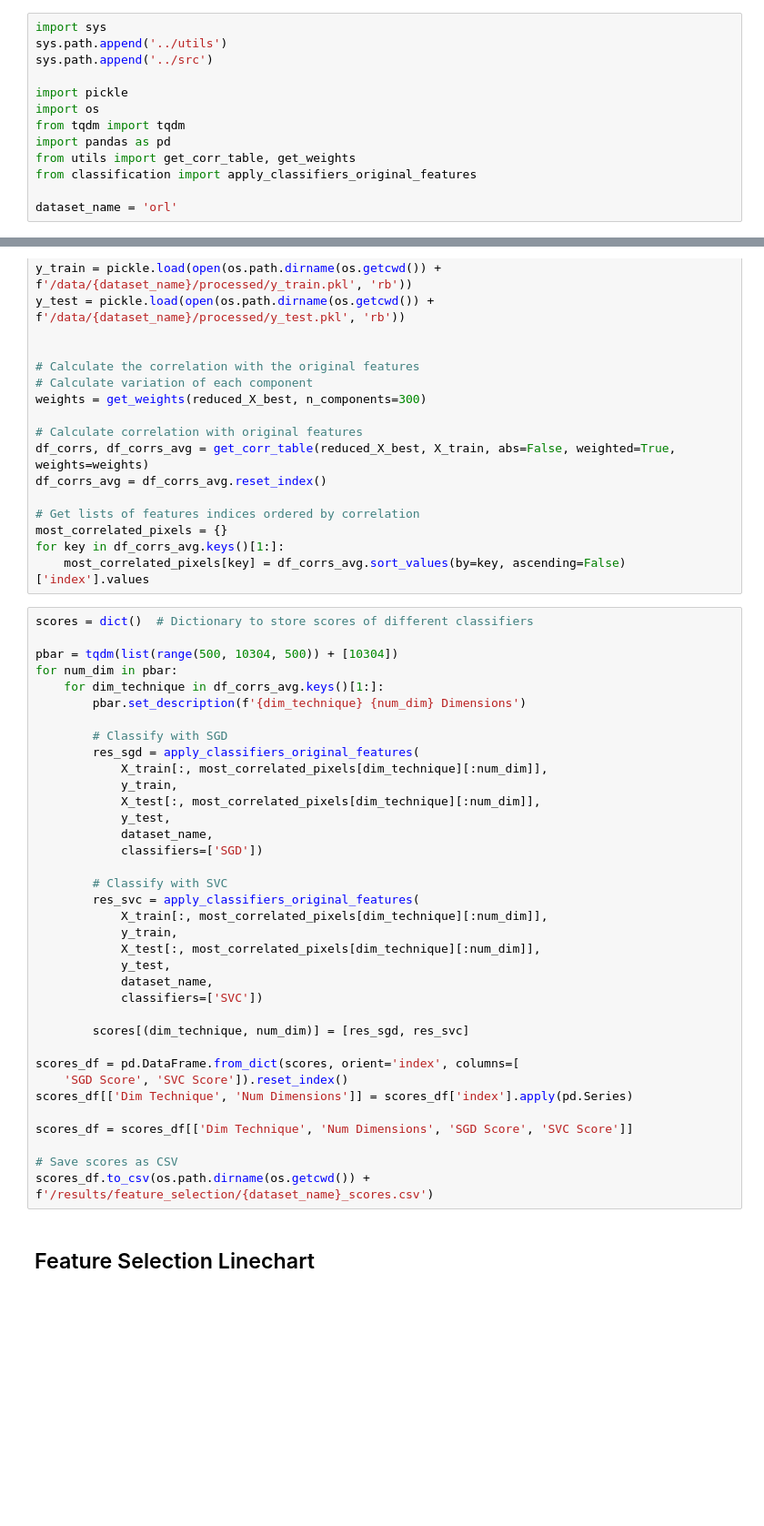
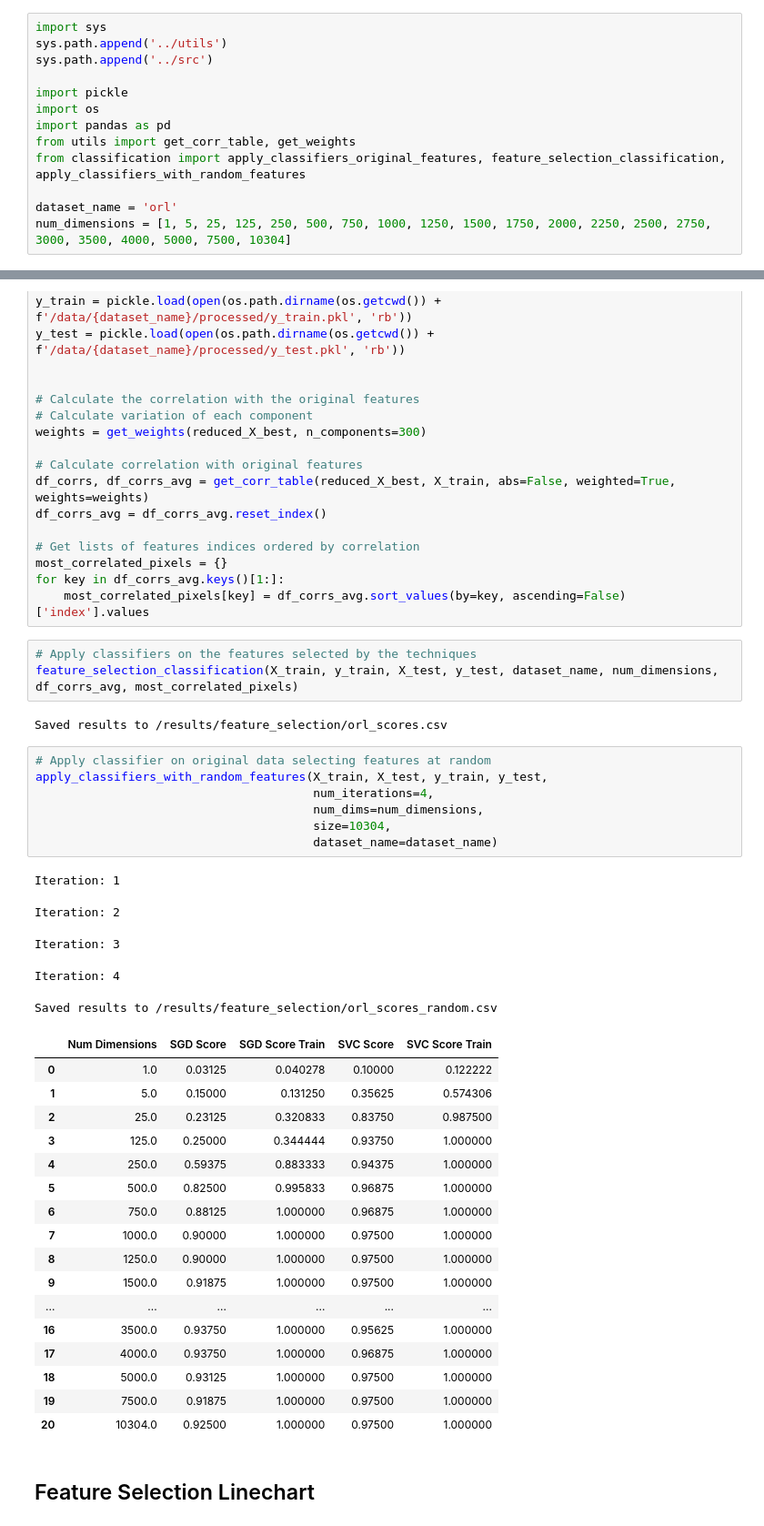
Before and after one commit to miguelangel43/xai-dimensionality-reduction-paper, a Jupyter notebook: notebooks/02.4-orl_feature_selection.ipynb, the cells around one changed output, grey strips where cells are left out. Shown at 91% size. Drawn from its saved outputs; the diff is of its cells as text; blank space fills up the shorter version.

Commit message:
Update feature selection notebooks

```diff
--- a/notebooks/02.4-orl_feature_selection.ipynb
+++ b/notebooks/02.4-orl_feature_selection.ipynb
@@ -5,12 +5,12 @@ sys.path.append('../src')
 
 import pickle
 import os
-from tqdm import tqdm
 import pandas as pd
 from utils import get_corr_table, get_weights
-from classification import apply_classifiers_original_features
+from classification import apply_classifiers_original_features, feature_selection_classification, apply_classifiers_with_random_features
 
 dataset_name = 'orl'
+num_dimensions = [1, 5, 25, 125, 250, 500, 750, 1000, 1250, 1500, 1750, 2000, 2250, 2500, 2750, 3000, 3500, 4000, 5000, 7500, 10304]
 # %%
 # Read the best parameters configuration for each of the dimensionality reduction techniques
 reduced_X_best = pickle.load(open(os.path.dirname(os.getcwd()) + f'/data/{dataset_name}/reduced/reduced_X_best.pkl', 'rb'))
@@ -34,41 +34,40 @@ df_corrs_avg = df_corrs_avg.reset_index()
 most_correlated_pixels = {}
 for key in df_corrs_avg.keys()[1:]:
     most_correlated_pixels[key] = df_corrs_avg.sort_values(by=key, ascending=False)['index'].values
-# %%
-scores = dict()  # Dictionary to store scores of different classifiers
-
-pbar = tqdm(list(range(500, 10304, 500)) + [10304])
-for num_dim in pbar:
-    for dim_technique in df_corrs_avg.keys()[1:]:
-        pbar.set_description(f'{dim_technique} {num_dim} Dimensions')
-
-        # Classify with SGD
-        res_sgd = apply_classifiers_original_features(
-            X_train[:, most_correlated_pixels[dim_technique][:num_dim]],
-            y_train,
-            X_test[:, most_correlated_pixels[dim_technique][:num_dim]],
-            y_test,
-            dataset_name,
-            classifiers=['SGD'])
-
-        # Classify with SVC
-        res_svc = apply_classifiers_original_features(
-            X_train[:, most_correlated_pixels[dim_technique][:num_dim]],
-            y_train,
-            X_test[:, most_correlated_pixels[dim_technique][:num_dim]],
-            y_test,
-            dataset_name,
-            classifiers=['SVC'])
-
-        scores[(dim_technique, num_dim)] = [res_sgd, res_svc]
-
-scores_df = pd.DataFrame.from_dict(scores, orient='index', columns=[
-    'SGD Score', 'SVC Score']).reset_index()
-scores_df[['Dim Technique', 'Num Dimensions']] = scores_df['index'].apply(pd.Series)
-
-scores_df = scores_df[['Dim Technique', 'Num Dimensions', 'SGD Score', 'SVC Score']]
-
-# Save scores as CSV
-scores_df.to_csv(os.path.dirname(os.getcwd()) + f'/results/feature_selection/{dataset_name}_scores.csv')
+# %%
+# Apply classifiers on the features selected by the techniques
+feature_selection_classification(X_train, y_train, X_test, y_test, dataset_name, num_dimensions, df_corrs_avg, most_correlated_pixels)
+# %% [output]
+Saved results to /results/feature_selection/orl_scores.csv
+# %%
+# Apply classifier on original data selecting features at random
+apply_classifiers_with_random_features(X_train, X_test, y_train, y_test,
+                                       num_iterations=4,
+                                       num_dims=num_dimensions,
+                                       size=10304,
+                                       dataset_name=dataset_name)
+# %% [output]
+Iteration: 1
+Iteration: 2
+Iteration: 3
+Iteration: 4
+Saved results to /results/feature_selection/orl_scores_random.csv
+|  | Num Dimensions | SGD Score | SGD Score Train | SVC Score | SVC Score Train |
+| 0 | 1.0 | 0.03125 | 0.040278 | 0.10000 | 0.122222 |
+| 1 | 5.0 | 0.15000 | 0.131250 | 0.35625 | 0.574306 |
+| 2 | 25.0 | 0.23125 | 0.320833 | 0.83750 | 0.987500 |
+| 3 | 125.0 | 0.25000 | 0.344444 | 0.93750 | 1.000000 |
+| 4 | 250.0 | 0.59375 | 0.883333 | 0.94375 | 1.000000 |
+| 5 | 500.0 | 0.82500 | 0.995833 | 0.96875 | 1.000000 |
+| 6 | 750.0 | 0.88125 | 1.000000 | 0.96875 | 1.000000 |
+| 7 | 1000.0 | 0.90000 | 1.000000 | 0.97500 | 1.000000 |
+| 8 | 1250.0 | 0.90000 | 1.000000 | 0.97500 | 1.000000 |
+| 9 | 1500.0 | 0.91875 | 1.000000 | 0.97500 | 1.000000 |
+| ... | ... | ... | ... | ... | ... |
+| 16 | 3500.0 | 0.93750 | 1.000000 | 0.95625 | 1.000000 |
+| 17 | 4000.0 | 0.93750 | 1.000000 | 0.96875 | 1.000000 |
+| 18 | 5000.0 | 0.93125 | 1.000000 | 0.97500 | 1.000000 |
+| 19 | 7500.0 | 0.91875 | 1.000000 | 0.97500 | 1.000000 |
+| 20 | 10304.0 | 0.92500 | 1.000000 | 0.97500 | 1.000000 |
 # %% [markdown]
 ## Feature Selection Linechart
```
Also changed, not shown: parts of 3 cells of this notebook, 1 other file.
